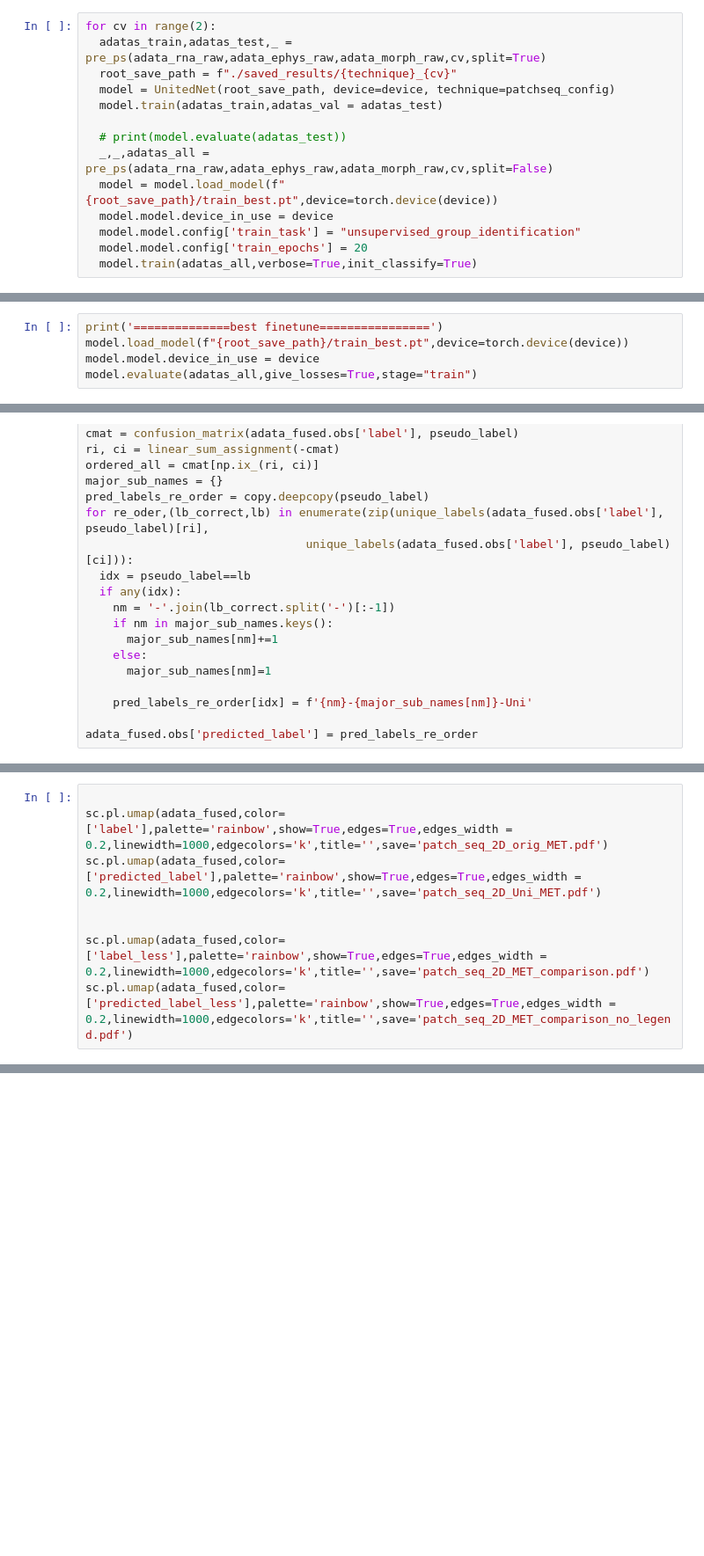
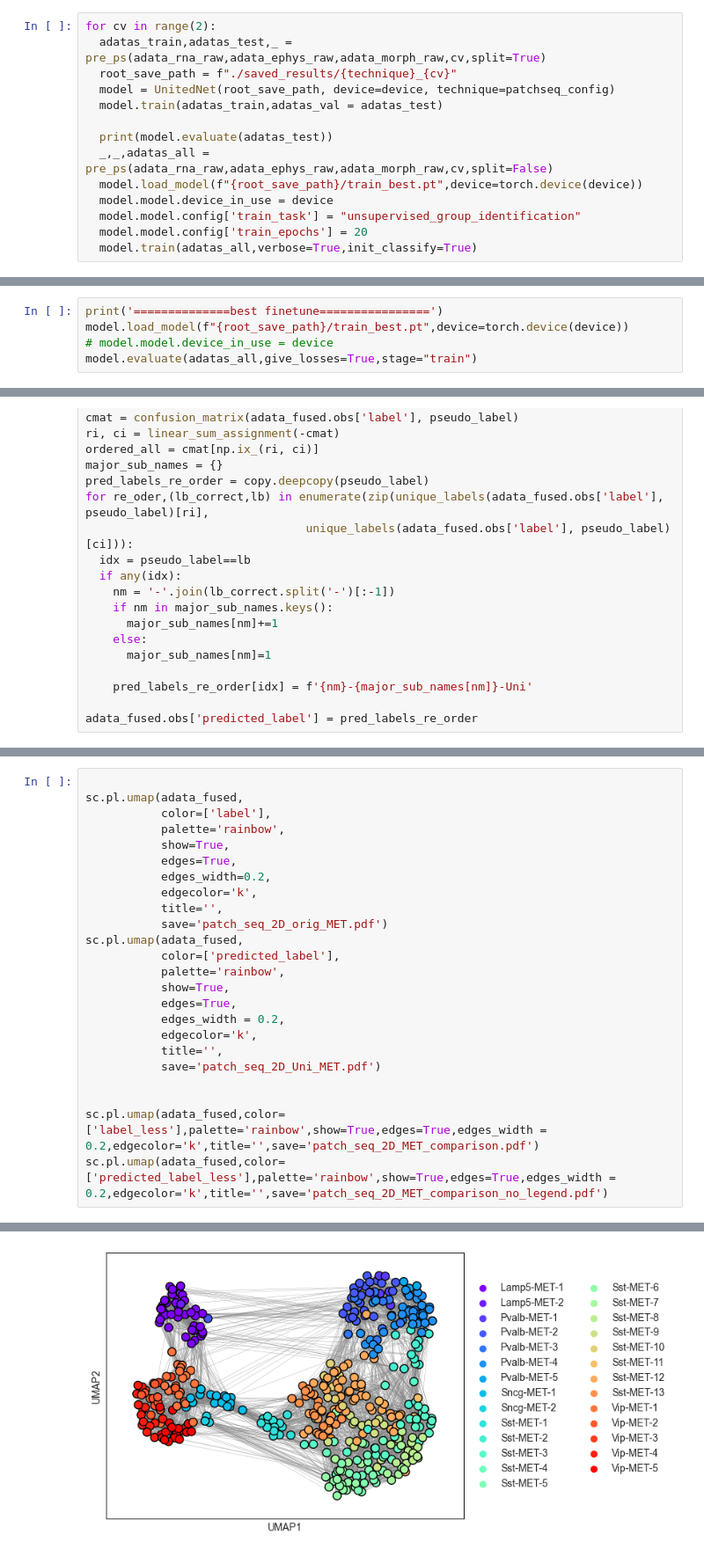
Before and after one commit to AYYYang/UnitedNet, a Jupyter notebook: notebooks/PatchSeq.ipynb, the cells around one changed output, grey strips where cells are left out. Shown at 88% size. Cells and saved outputs as stored; diff of their text form; blank space fills up the shorter version.

Commit message:
Fix plotting issues in patch-seq notebook

```diff
--- a/notebooks/PatchSeq.ipynb
+++ b/notebooks/PatchSeq.ipynb
@@ -83,9 +79,9 @@ for cv in range(2):
   model = UnitedNet(root_save_path, device=device, technique=patchseq_config)
   model.train(adatas_train,adatas_val = adatas_test)
 
-  # print(model.evaluate(adatas_test))
+  print(model.evaluate(adatas_test))
   _,_,adatas_all = pre_ps(adata_rna_raw,adata_ephys_raw,adata_morph_raw,cv,split=False)
-  model = model.load_model(f"{root_save_path}/train_best.pt",device=torch.device(device))
+  model.load_model(f"{root_save_path}/train_best.pt",device=torch.device(device))
   model.model.device_in_use = device
   model.model.config['train_task'] = "unsupervised_group_identification"
   model.model.config['train_epochs'] = 20
@@ -113,5 +281,5 @@ AttributeError: 'NoneType' object has no attribute 'model'
 # %%
 print('==============best finetune================')
 model.load_model(f"{root_save_path}/train_best.pt",device=torch.device(device))
-model.model.device_in_use = device
+# model.model.device_in_use = device
 model.evaluate(adatas_all,give_losses=True,stage="train")
@@ -176,8 +377,25 @@ plt.savefig('./figures/sub_matching_heatmap.pdf')
 # %%
 
-sc.pl.umap(adata_fused,color=['label'],palette='rainbow',show=True,edges=True,edges_width = 0.2,linewidth=1000,edgecolors='k',title='',save='patch_seq_2D_orig_MET.pdf')
-sc.pl.umap(adata_fused,color=['predicted_label'],palette='rainbow',show=True,edges=True,edges_width = 0.2,linewidth=1000,edgecolors='k',title='',save='patch_seq_2D_Uni_MET.pdf')
+sc.pl.umap(adata_fused,
+           color=['label'],
+           palette='rainbow',
+           show=True,
+           edges=True,
+           edges_width=0.2,
+           edgecolor='k',
+           title='',
+           save='patch_seq_2D_orig_MET.pdf')
+sc.pl.umap(adata_fused,
+           color=['predicted_label'],
+           palette='rainbow',
+           show=True,
+           edges=True,
+           edges_width = 0.2,
+           edgecolor='k',
+           title='',
+           save='patch_seq_2D_Uni_MET.pdf')
 
 
-sc.pl.umap(adata_fused,color=['label_less'],palette='rainbow',show=True,edges=True,edges_width = 0.2,linewidth=1000,edgecolors='k',title='',save='patch_seq_2D_MET_comparison.pdf')
-sc.pl.umap(adata_fused,color=['predicted_label_less'],palette='rainbow',show=True,edges=True,edges_width = 0.2,linewidth=1000,edgecolors='k',title='',save='patch_seq_2D_MET_comparison_no_legend.pdf')
+sc.pl.umap(adata_fused,color=['label_less'],palette='rainbow',show=True,edges=True,edges_width = 0.2,edgecolor='k',title='',save='patch_seq_2D_MET_comparison.pdf')
+sc.pl.umap(adata_fused,color=['predicted_label_less'],palette='rainbow',show=True,edges=True,edges_width = 0.2,edgecolor='k',title='',save='patch_seq_2D_MET_comparison_no_legend.pdf')
+# %% [output]
@@ -183,0 +403 @@ sc.pl.umap(adata_fused,color=['predicted_label_less'],palette='rainbow',show=Tru
+[figure, added]
```
Also changed, not shown: parts of 8 cells of this notebook.
